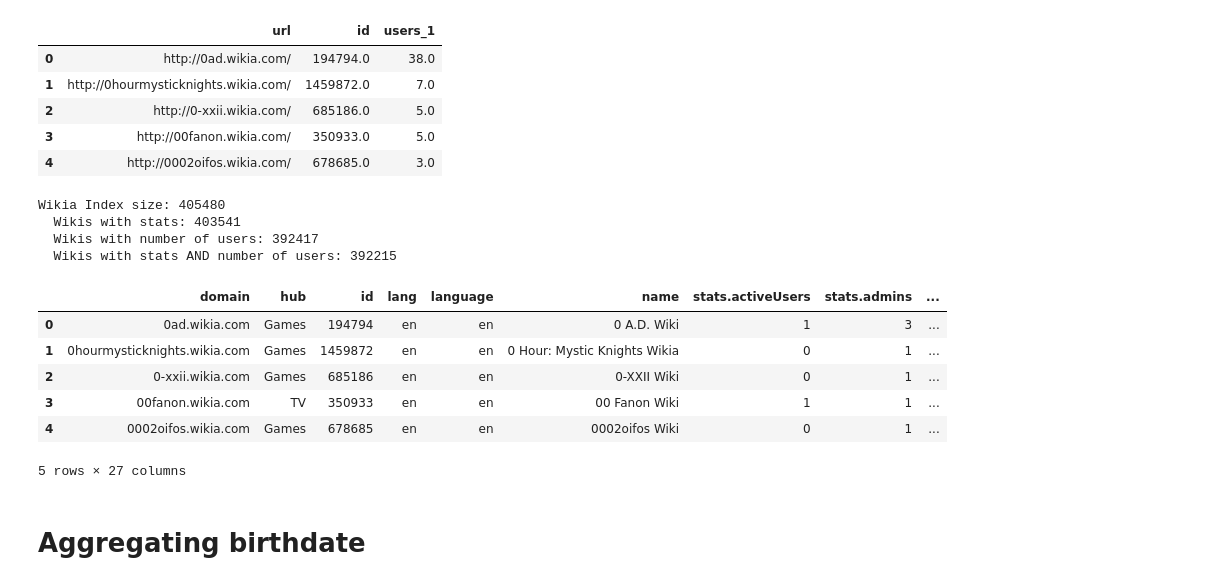
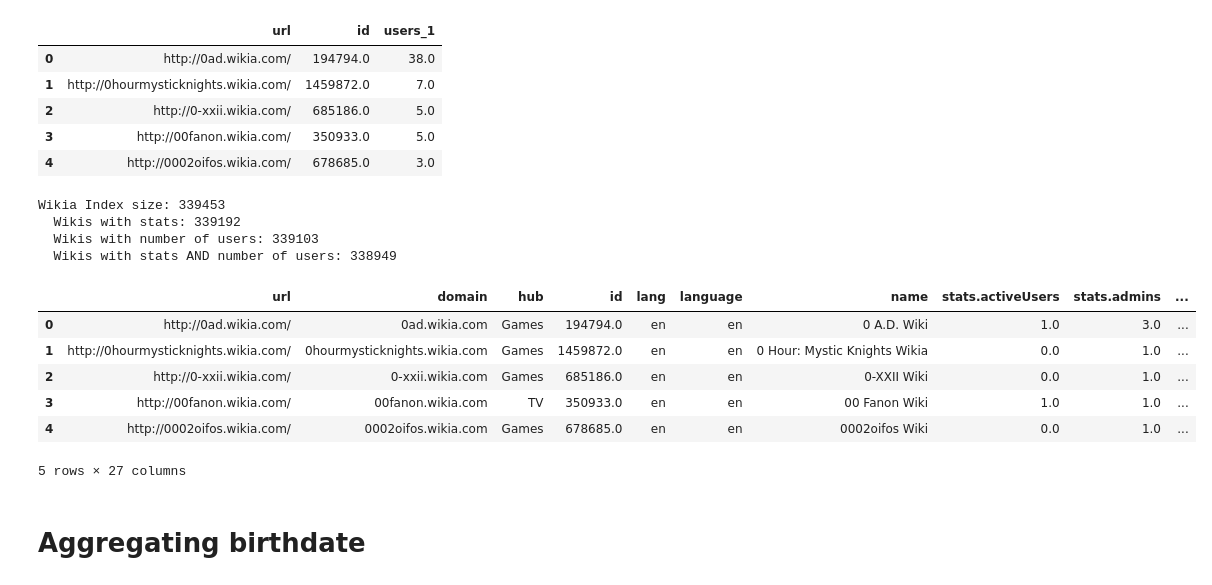
Before and after one commit to Grasia/wiki-scripts, a Jupyter notebook: wikia_index/data_aggregation.ipynb, the cells around one changed output. Drawn from its saved outputs; the diff is of its cells as text; code cells hidden in the pictures.

Commit message:
Updated the analysis with a curated Wikia Index

```diff
--- a/wikia_index/data_aggregation.ipynb
+++ b/wikia_index/data_aggregation.ipynb
@@ -32,7 +32,7 @@ dfStats.head()
 | 3 | 00fanon.wikia.com | TV | 350933 | en | en | 00 Fanon Wiki | 1 | 1 | ... |
 | 4 | 0002oifos.wikia.com | Games | 678685 | en | en | 0002oifos Wiki | 0 | 1 | ... |
 # %%
-dfIndex = pd.read_csv("20180220-wikia_index.txt", header=None, names=['url'])
+dfIndex = pd.read_csv("20180220-wikia_CuratedIndex.txt", header=None, names=['url'])
 dfIndex.drop_duplicates(inplace=True)
 
 # Merge index and stats in order to identify the wikis without stats according to the Wikia API
@@ -62,20 +62,23 @@ print('  Wikis with stats: {}'.format(len(mergedStatUserData[~mergedStatUserData
 print('  Wikis with number of users: {}'.format(len(mergedStatUserData[~mergedStatUserData['users_1'].isna()])))
 print('  Wikis with stats AND number of users: {}'.format(len(mergedStatUserData[(~mergedStatUserData['id'].isna()) & (~mergedStatUserData['users_1'].isna())])))
 # %% [output]
-Wikia Index size: 405480
-  Wikis with stats: 403541
-  Wikis with number of users: 392417
-  Wikis with stats AND number of users: 392215
+Wikia Index size: 339453
+  Wikis with stats: 339192
+  Wikis with number of users: 339103
+  Wikis with stats AND number of users: 338949
 # %%
-dfStatsUsers = pd.merge(dfStats, dfUsers, how='inner', on=['url'])
+dfStatsUsers = pd.merge(dfIndex, dfStats, how='left', on=['url'])
+dfStatsUsers = pd.merge(dfStatsUsers, dfUsers, how='inner', on=['url'])
+dfStatsUsers.dropna(subset=['id'], inplace=True)
+
 dfStatsUsers.head()
 # %% [output]
-|  | domain | hub | id | lang | language | name | stats.activeUsers | stats.admins | ... |
-| 0 | 0ad.wikia.com | Games | 194794 | en | en | 0 A.D. Wiki | 1 | 3 | ... |
-| 1 | 0hourmysticknights.wikia.com | Games | 1459872 | en | en | 0 Hour: Mystic Knights Wikia | 0 | 1 | ... |
-| 2 | 0-xxii.wikia.com | Games | 685186 | en | en | 0-XXII Wiki | 0 | 1 | ... |
-| 3 | 00fanon.wikia.com | TV | 350933 | en | en | 00 Fanon Wiki | 1 | 1 | ... |
-| 4 | 0002oifos.wikia.com | Games | 678685 | en | en | 0002oifos Wiki | 0 | 1 | ... |
+|  | url | domain | hub | id | lang | language | name | stats.activeUsers | stats.admins | ... |
+| 0 | http://0ad.wikia.com/ | 0ad.wikia.com | Games | 194794.0 | en | en | 0 A.D. Wiki | 1.0 | 3.0 | ... |
+| 1 | http://0hourmysticknights.wikia.com/ | 0hourmysticknights.wikia.com | Games | 1459872.0 | en | en | 0 Hour: Mystic Knights Wikia | 0.0 | 1.0 | ... |
+| 2 | http://0-xxii.wikia.com/ | 0-xxii.wikia.com | Games | 685186.0 | en | en | 0-XXII Wiki | 0.0 | 1.0 | ... |
+| 3 | http://00fanon.wikia.com/ | 00fanon.wikia.com | TV | 350933.0 | en | en | 00 Fanon Wiki | 1.0 | 1.0 | ... |
+| 4 | http://0002oifos.wikia.com/ | 0002oifos.wikia.com | Games | 678685.0 | en | en | 0002oifos Wiki | 0.0 | 1.0 | ... |
 5 rows × 27 columns
 # %%
 # Save to CSV
```
Also changed, not shown: parts of 7 cells of this notebook, 2 other files.
